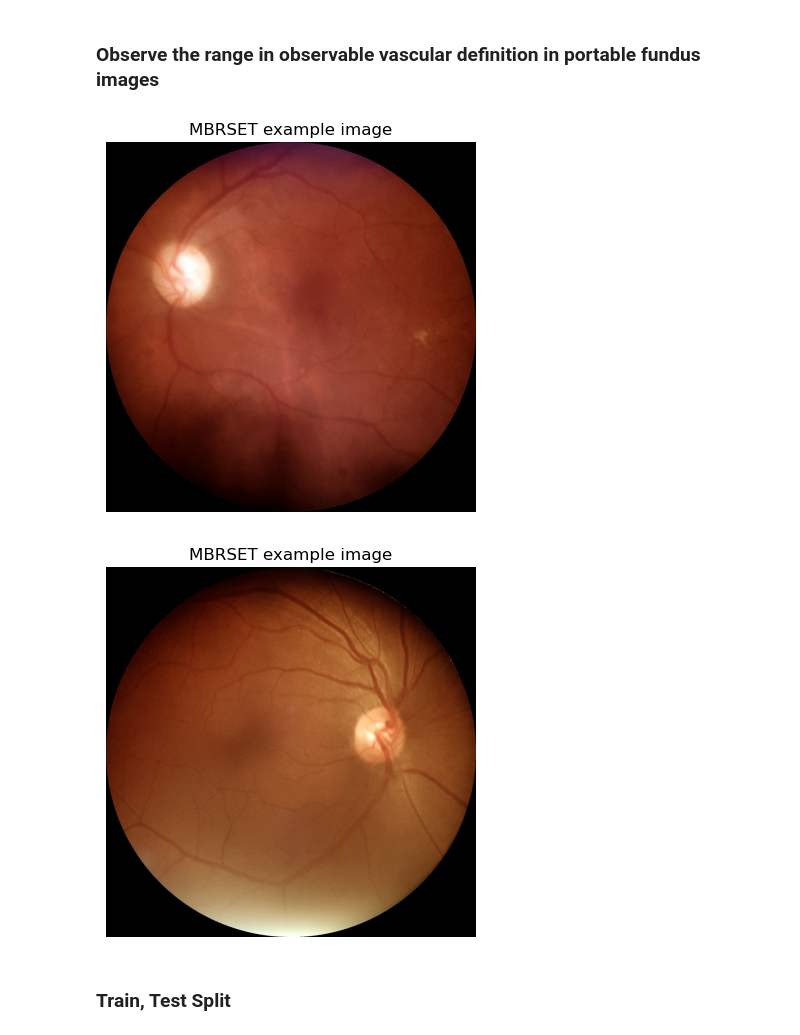
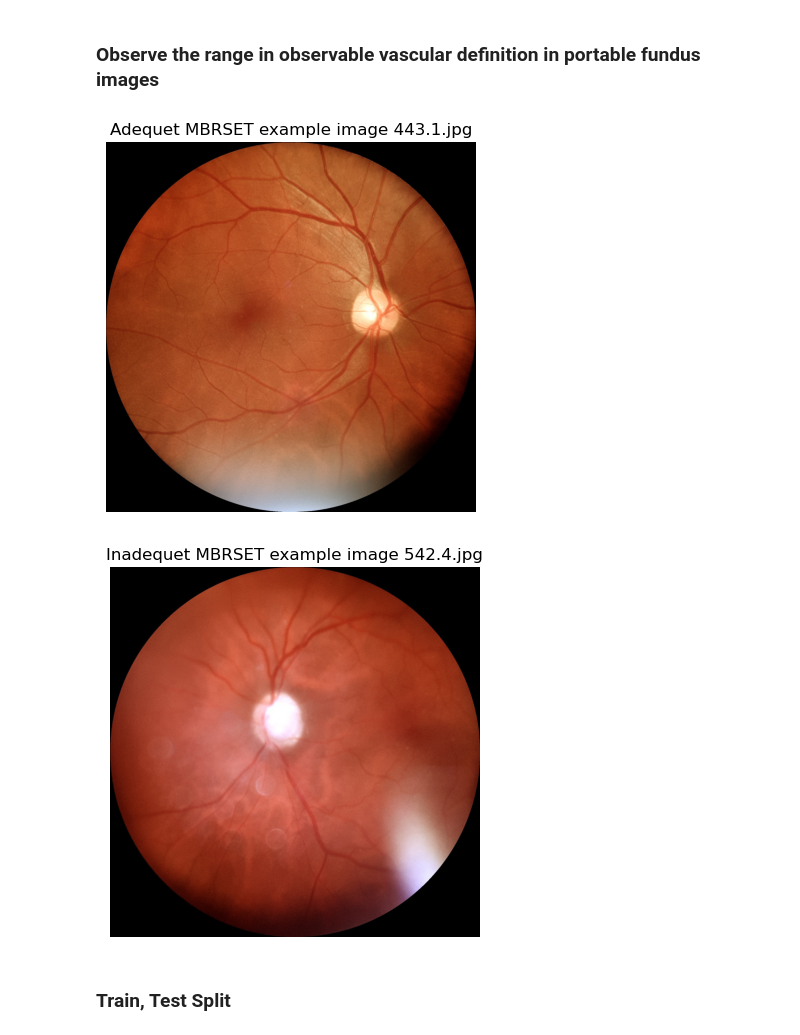
Before and after one commit to ren-e1011/labcourse, a Jupyter notebook: E14.ipynb, the cells around one changed output. Cells and saved outputs as stored; diff of their text form; code cells hidden in the pictures.

```diff
--- a/E14.ipynb
+++ b/E14.ipynb
@@ -73,5 +69,2 @@ Train patients: 1032, Validation patients: 259
-# %%
-labels_df['Split'] = np.where(labels_df['patient'].isin(train_patients), 'train',
-                              np.where(labels_df['patient'].isin(val_patients), 'val', None))
 # %% [markdown]
 ### What is the image train/val split?
@@ -143,38 +95,0 @@ Use linear regression to predict sex (labels_df sex column) from data (vbm_df) w
-# %%
-from sklearn.linear_model import LinearRegression
-from sklearn.metrics import accuracy_score, roc_auc_score
-from sklearn.impute import SimpleImputer
-
-# Prepare join key for labels_df (remove file extension)
-labels_df['vbm_index'] = labels_df['file'].str.replace('.jpg', '', regex=False)
-
-# Ensure vbm_df index is string for join
-vbm_df.index = vbm_df.index.astype(str)
-# Join labels_df to vbm_df
-merged = labels_df.join(vbm_df, on='vbm_index')
-
-# Prepare features and targets for train/val splits
-X_train = merged[merged['Split'] == 'train'][vbm_df.columns]
-y_train = merged[merged['Split'] == 'train']['sex']
-X_val = merged[merged['Split'] == 'val'][vbm_df.columns]
-y_val = merged[merged['Split'] == 'val']['sex']
-
-# Impute missing values
-imputer = SimpleImputer(strategy='mean')
-X_train_imputed = imputer.fit_transform(X_train)
-X_val_imputed = imputer.transform(X_val)
-
-# Fit linear regression
-lr = LinearRegression()
-lr.fit(X_train_imputed, y_train)
-
-# Predict on validation set
-y_val_pred = lr.predict(X_val_imputed)
-y_val_pred_binary = (y_val_pred >= 0.5).astype(int)
-
-# Evaluate
-acc = accuracy_score(y_val, y_val_pred_binary)
-auc = roc_auc_score(y_val, y_val_pred)
-
-print(f"Validation Accuracy: {acc:.3f}")
-print(f"Validation ROC AUC: {auc:.3f}")
@@ -347,21 +137,21 @@ device = torch.device('cuda' if torch.cuda.is_available() else 'cpu')
 # %% [markdown]
 ### Observe the range in observable vascular definition in portable fundus images
 # %%
-sample = '463.3.jpg'
+sample = labels_df[labels_df['final_quality'] == 'yes'].iloc[np.random.randint(len(labels_df[labels_df['final_quality'] == 'yes']))]['file']
 img = Image.open(os.path.join(IMAGES_PATH, sample))
 plt.imshow(img)
-plt.title("MBRSET example image")
+plt.title(f"Adequet MBRSET example image {sample}")
 plt.axis('off')
 plt.show()
 # %% [output]
-[figure, old version]
+[figure, new version]
 # %%
-sample = '655.1.jpg'
+sample = labels_df[labels_df['final_quality'] == 'no'].iloc[np.random.randint(len(labels_df[labels_df['final_quality'] == 'no']))]['file']
 # img = files[np.random.randint(0, len(files))]
 img = Image.open(os.path.join(IMAGES_PATH, sample)) # Use a specific image for demonstration
 plt.imshow(img) #Display the segmentation
-plt.title("MBRSET example image")
+plt.title(f"Inadequet MBRSET example image {sample}")
 plt.axis('off')
 plt.show()
 # %% [output]
-[figure, old version]
+[figure, new version]
```
Also changed, not shown: parts of 74 cells of this notebook, 1 other file.
